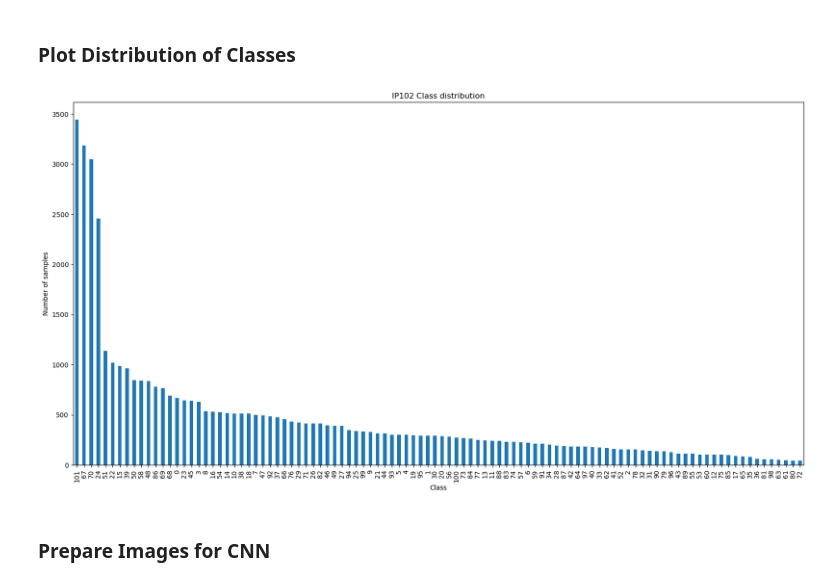
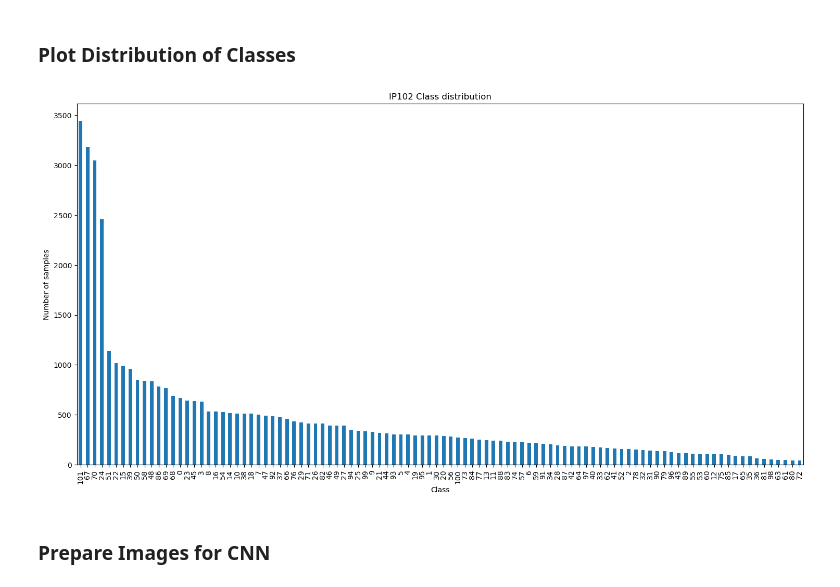
Before and after one commit to samswain2/MSiA-SQ, a Jupyter notebook: MSiA 432/01_homeworks/03_hw/03_hw.ipynb, the cells around one changed output. Cells and saved outputs as stored; diff of their text form; code cells hidden in the pictures.

```diff
--- a/MSiA 432/01_homeworks/03_hw/03_hw.ipynb
+++ b/MSiA 432/01_homeworks/03_hw/03_hw.ipynb
@@ -108,17 +110,17 @@ train_df.head()
 # %%
 # Calculate the frequency of each class in the target column of the training set, to understand class distribution
 class_counts = train_df['target'].value_counts()
 
 # Plot class distribution for visualization
-plt.figure(figsize=(20, 10))
+plt.figure(figsize=(18, 9))
 class_counts.plot(kind='bar')
 plt.title('IP102 Class distribution')
 plt.xlabel('Class')
 plt.ylabel('Number of samples')
 plt.xticks(rotation=90)
 plt.show()
 # %% [output]
-[figure, old version]
+[figure, new version]
 # %% [markdown]
 ### Prepare Images for CNN
 # %%
```
Also changed, not shown: parts of 29 cells of this notebook.
